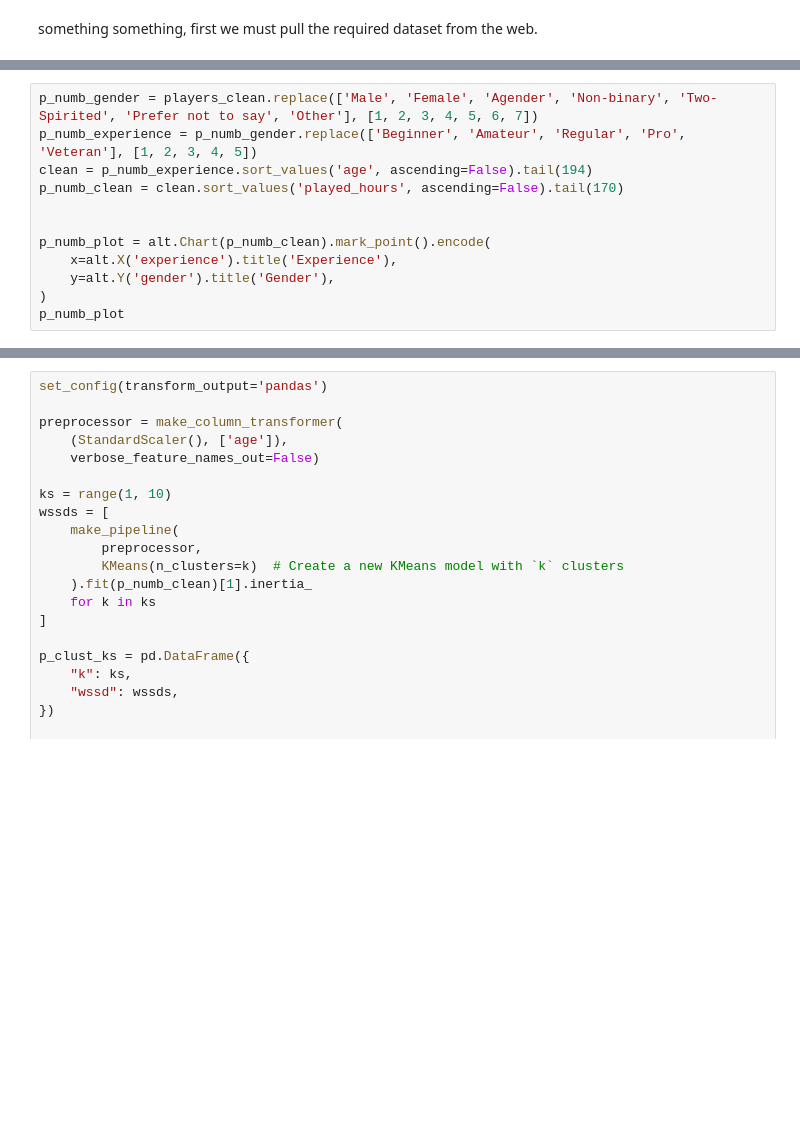
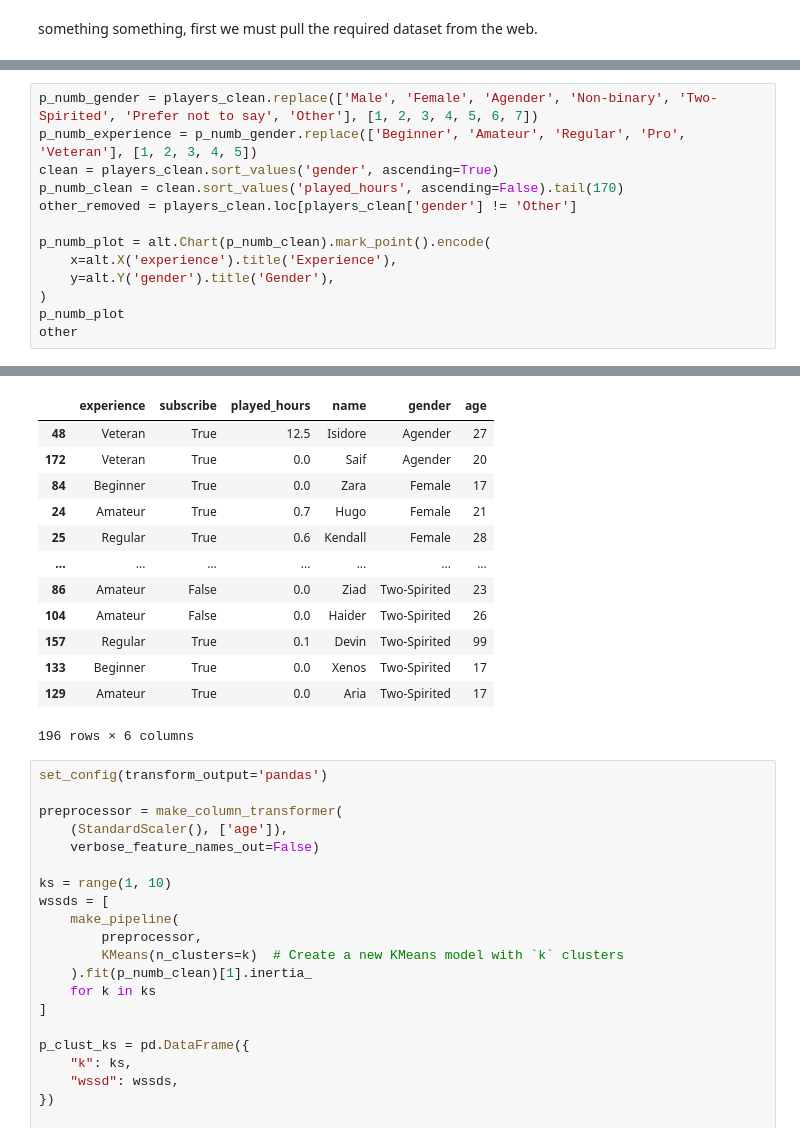
Before and after one commit to foopatubc/Project_Final, a Jupyter notebook: project_final-Copy1.ipynb, the cells around one changed output, grey strips where cells are left out. Saved outputs shown, nothing was run; the diff lists cells and outputs as text; blank space fills up the shorter version.

```diff
--- a/project_final-Copy1.ipynb
+++ b/project_final-Copy1.ipynb
@@ -68,13 +69,14 @@ players_hist
 # %%
 p_numb_gender = players_clean.replace(['Male', 'Female', 'Agender', 'Non-binary', 'Two-Spirited', 'Prefer not to say', 'Other'], [1, 2, 3, 4, 5, 6, 7])
 p_numb_experience = p_numb_gender.replace(['Beginner', 'Amateur', 'Regular', 'Pro', 'Veteran'], [1, 2, 3, 4, 5])
-clean = p_numb_experience.sort_values('age', ascending=False).tail(194)
+clean = players_clean.sort_values('gender', ascending=True)
 p_numb_clean = clean.sort_values('played_hours', ascending=False).tail(170)
-
+other_removed = players_clean.loc[players_clean['gender'] != 'Other']
 
 p_numb_plot = alt.Chart(p_numb_clean).mark_point().encode(
     x=alt.X('experience').title('Experience'),
     y=alt.Y('gender').title('Gender'),
 )
 p_numb_plot
+other
 # %% [output]
@@ -82,3 +83,16 @@ p_numb_plot
+|  | experience | subscribe | played_hours | name | gender | age |
+| 48 | Veteran | True | 12.5 | Isidore | Agender | 27 |
+| 172 | Veteran | True | 0.0 | Saif | Agender | 20 |
+| 84 | Beginner | True | 0.0 | Zara | Female | 17 |
+| 24 | Amateur | True | 0.7 | Hugo | Female | 21 |
+| 25 | Regular | True | 0.6 | Kendall | Female | 28 |
+| ... | ... | ... | ... | ... | ... | ... |
+| 86 | Amateur | False | 0.0 | Ziad | Two-Spirited | 23 |
+| 104 | Amateur | False | 0.0 | Haider | Two-Spirited | 26 |
+| 157 | Regular | True | 0.1 | Devin | Two-Spirited | 99 |
+| 133 | Beginner | True | 0.0 | Xenos | Two-Spirited | 17 |
+| 129 | Amateur | True | 0.0 | Aria | Two-Spirited | 17 |
+196 rows × 6 columns
 # %%
 set_config(transform_output='pandas')
 
```
Also changed, not shown: parts of 4 cells of this notebook.
